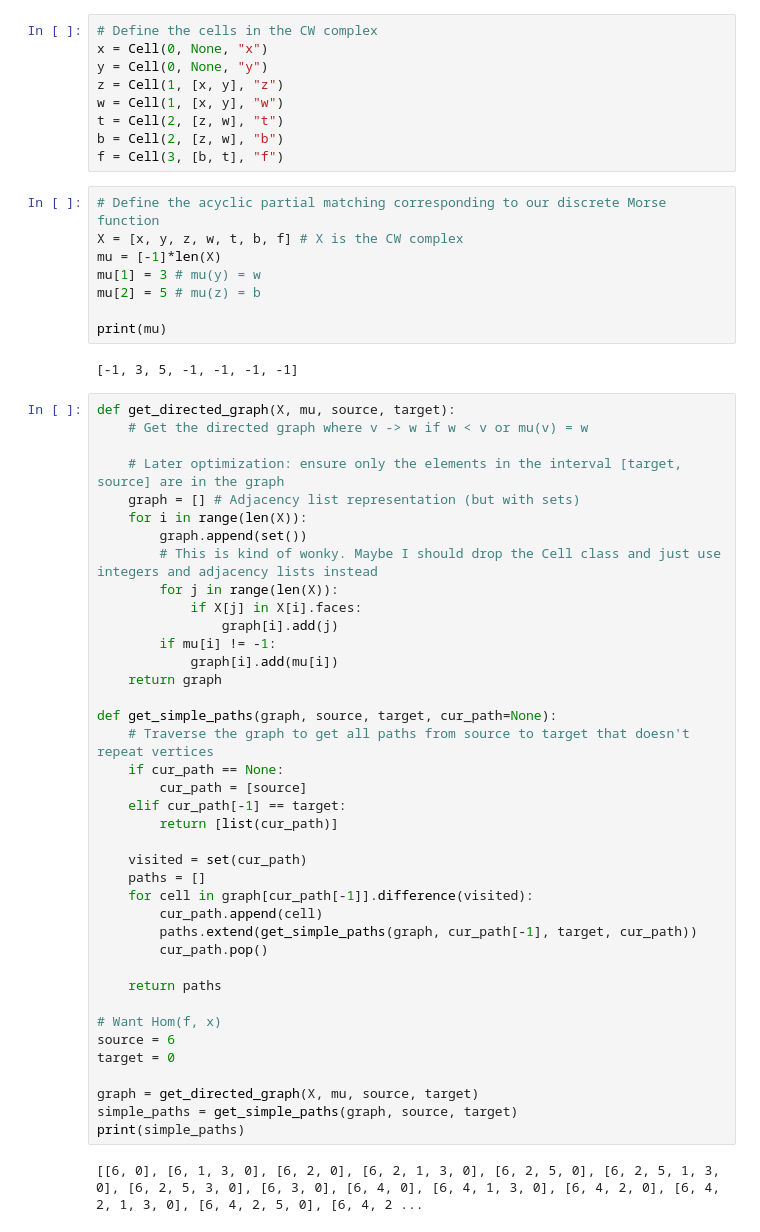
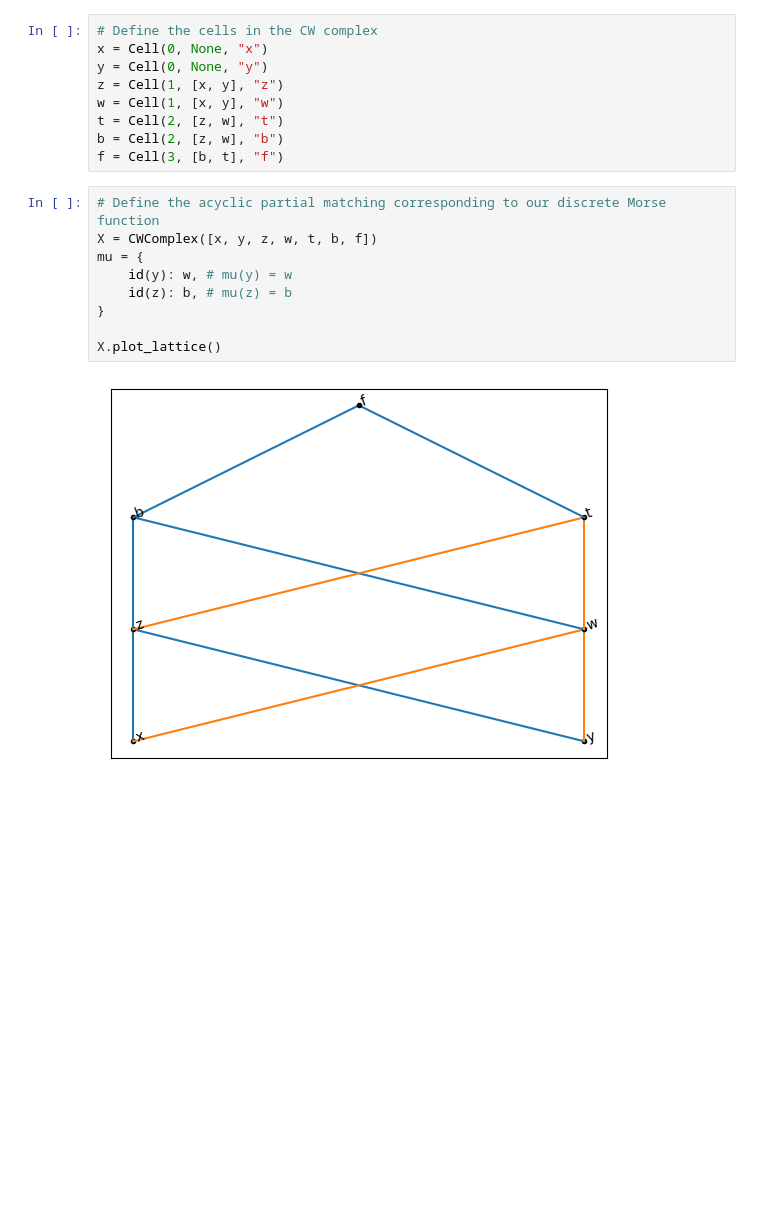
Before and after one commit to bjornarhem/discrete_flow, a Jupyter notebook: discrete_flow_computation.ipynb, the cells around one changed output. Drawn from its saved outputs; the diff is of its cells as text; blank space fills up the shorter version.

```diff
--- a/discrete_flow_computation.ipynb
+++ b/discrete_flow_computation.ipynb
@@ -48,52 +11,12 @@ b = Cell(2, [z, w], "b")
 f = Cell(3, [b, t], "f")
 # %%
 # Define the acyclic partial matching corresponding to our discrete Morse function
-X = [x, y, z, w, t, b, f] # X is the CW complex
-mu = [-1]*len(X)
-mu[1] = 3 # mu(y) = w
-mu[2] = 5 # mu(z) = b
+X = CWComplex([x, y, z, w, t, b, f])
+mu = {
+    id(y): w, # mu(y) = w
+    id(z): b, # mu(z) = b
+}
 
-print(mu)
+X.plot_lattice()
 # %% [output]
-[-1, 3, 5, -1, -1, -1, -1]
+[figure, added]
-# %%
-def get_directed_graph(X, mu, source, target):
-    # Get the directed graph where v -> w if w < v or mu(v) = w
-
-    # Later optimization: ensure only the elements in the interval [target, source] are in the graph
-    graph = [] # Adjacency list representation (but with sets)
-    for i in range(len(X)):
-        graph.append(set())
-        # This is kind of wonky. Maybe I should drop the Cell class and just use integers and adjacency lists instead
-        for j in range(len(X)):
-            if X[j] in X[i].faces:
-                graph[i].add(j)
-        if mu[i] != -1:
-            graph[i].add(mu[i])
-    return graph
-
-def get_simple_paths(graph, source, target, cur_path=None):
-    # Traverse the graph to get all paths from source to target that doesn't repeat vertices
-    if cur_path == None:
-        cur_path = [source]
-    elif cur_path[-1] == target:
-        return [list(cur_path)]
-
-    visited = set(cur_path)
-    paths = []
-    for cell in graph[cur_path[-1]].difference(visited):
-        cur_path.append(cell)
-        paths.extend(get_simple_paths(graph, cur_path[-1], target, cur_path))
-        cur_path.pop()
-
-    return paths
-
-# Want Hom(f, x)
-source = 6
-target = 0
-
-graph = get_directed_graph(X, mu, source, target)
-simple_paths = get_simple_paths(graph, source, target)
-print(simple_paths)
-# %% [output]
-[[6, 0], [6, 1, 3, 0], [6, 2, 0], [6, 2, 1, 3, 0], [6, 2, 5, 0], [6, 2, 5, 1, 3, 0], [6, 2, 5, 3, 0], [6, 3, 0], [6, 4, 0], [6, 4, 1, 3, 0], [6, 4, 2, 0], [6, 4, 2, 1, 3, 0], [6, 4, 2, 5, 0], [6, 4, 2 ...
```
Also changed, not shown: parts of 11 cells of this notebook, 1 other file.
